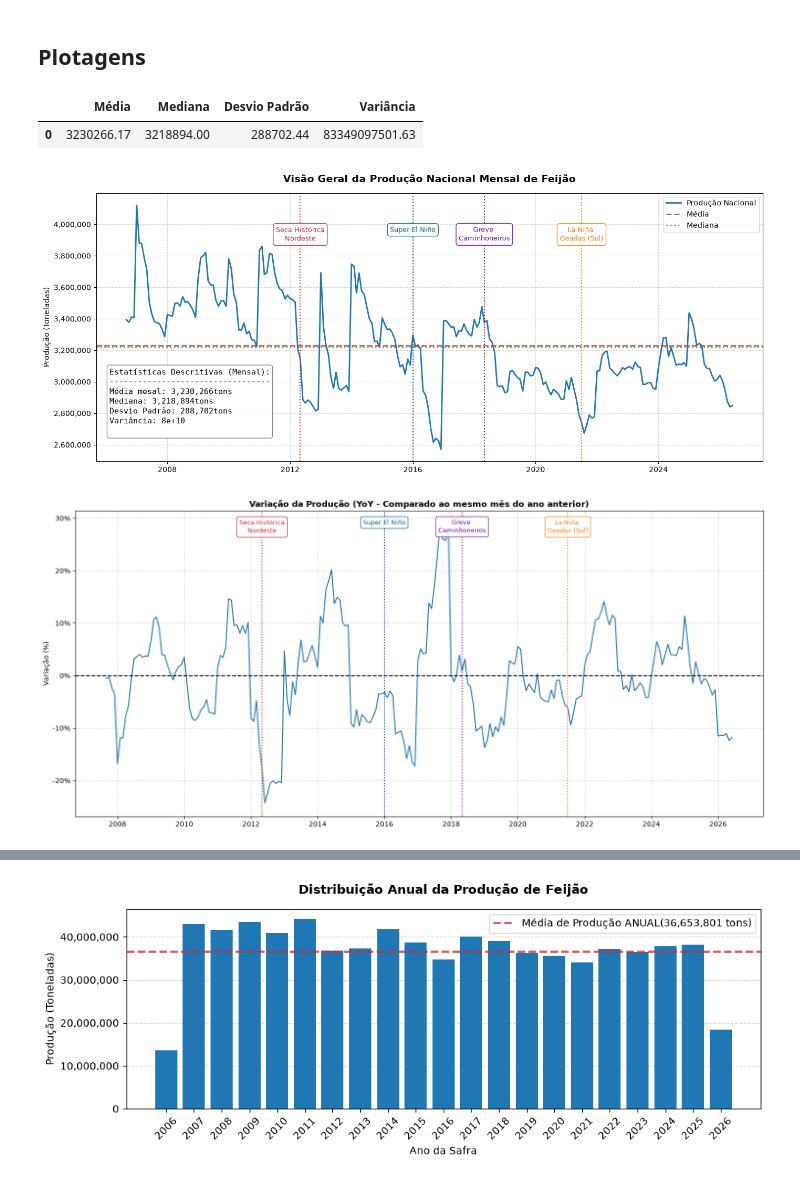
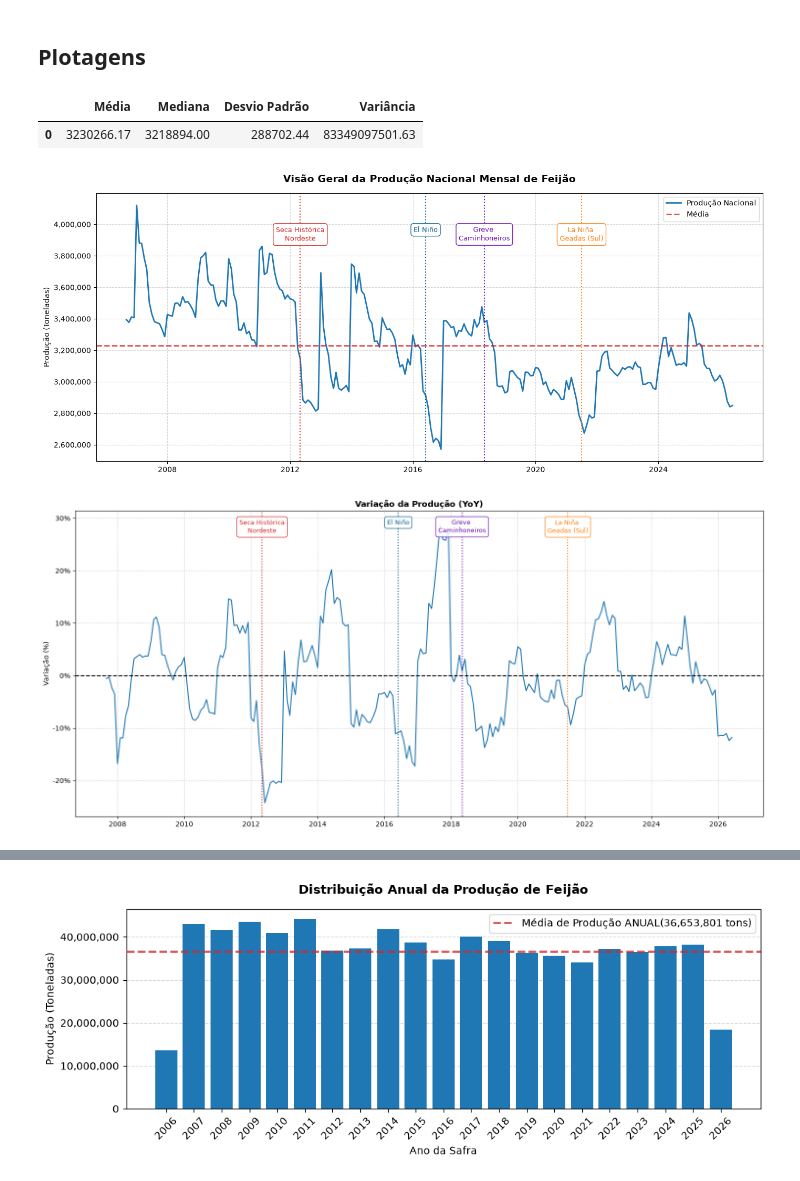
Before and after one commit to milton-miranda/mecai-26-prob-estat, a Jupyter notebook: notebooks/02_exploratory_time_series_feijao.ipynb, the cells around one changed output, grey strips where cells are left out. Drawn from its saved outputs; the diff is of its cells as text; code cells hidden in the pictures.

```diff
--- a/notebooks/02_exploratory_time_series_feijao.ipynb
+++ b/notebooks/02_exploratory_time_series_feijao.ipynb
@@ -85,7 +96,7 @@ display(janela_dados)
 # %%
 choques = [
     {"data": "2012-05-01", "texto": "Seca Histórica\nNordeste", "cor": "#d62728"},
-    {"data": "2016-01-01", "texto": "Super El Niño", "cor": "#065F8B"},
+    {"data": "2016-06-01", "texto": "El Niño", "cor": "#065F8B"},
     {"data": "2018-05-01", "texto": "Greve \nCaminhoneiros", "cor": "#6a0dad"},
     {"data": "2021-07-01", "texto": "La Niña \nGeadas (Sul)", "cor": "#ff7f0e"}
 ]
@@ -132,7 +143,7 @@ fig, ax = plt.subplots(figsize=(14,6))
 ax.plot(linha_principal.index, linha_principal["producao_total"], color='#1f77b4', linewidth=2, label = "Produção Nacional")
 
 ax.axhline(media, color = "#d62728", linestyle="--", linewidth=2, alpha=0.8, label="Média")
-ax.axhline(mediana, color="#2ca02c", linestyle=":", linewidth=2, alpha=0.8, label="Mediana")
+#ax.axhline(mediana, color="#2ca02c", linestyle=":", linewidth=2, alpha=0.8, label="Mediana")
 
 y_topo = ax.get_ylim()[1]
 
@@ -154,38 +165,38 @@ for choque in choques:
             facecolor="white",
             edgecolor=cor,
             alpha=0.9
         )
     )
 
 texto = (
     f"Estatísticas Descritivas (Mensal):\n"
     f"----------------------------------\n"
     f"Média mesal: {media:,.0f}tons\n"
     f"Mediana: {mediana:,.0f}tons\n"
-    f"Desvio Padrão: {desvio_padrao:,.0f}tons\n"
-    f"Variância: {variancia:,.0e}\n"
+    #"Desvio Padrão: {desvio_padrao:,.0f}tons\n"
+    #?f"Variância: {variancia:,.0e}\n"
 )
 
-caixa= dict(boxstyle='round', facecolor='white', alpha=0.9, edgecolor='gray')
-ax.text(0.02,0.35, texto, transform=ax.transAxes, fontsize=11, verticalalignment='top', bbox=caixa, fontfamily='monospace')
+#caixa= dict(boxstyle='round', facecolor='white', alpha=0.9, edgecolor='gray')
+#ax.text(0.02,0.35, texto, transform=ax.transAxes, fontsize=11, verticalalignment='top', bbox=caixa, fontfamily='monospace')
 
 ax.set_title('Visão Geral da Produção Nacional Mensal de Feijão',
              fontweight='bold',
              fontsize=14,
              pad=15
              )
 ax.set_ylabel('Produção (Toneladas)')
 
 ax.yaxis.set_major_formatter(StrMethodFormatter('{x:,.0f}'))
 ax.grid(True, linestyle="--", alpha=0.5)
 ax.legend(loc='upper right')
 
 plt.tight_layout()
 plt.show()
 # %% [output]
 |  | Média | Mediana | Desvio Padrão | Variância |
 | 0 | 3230266.17 | 3218894.00 | 288702.44 | 83349097501.63 |
-[figure, old version]
+[figure, new version]
 # %%
 linha_do_tempo = duckdb.sql("""
     SELECT
@@ -206,7 +217,7 @@ fig, ax = plt.subplots(figsize=(15, 7), sharex=True)
 
 ax.plot(linha_do_tempo.index, linha_do_tempo['variacao_yoy'], color='#1f77b4', linewidth=1.5)
 ax.axhline(0, color='black', linewidth=1.5, linestyle='--')
-ax.set_title("Variação da Produção (YoY - Comparado ao mesmo mês do ano anterior)", fontweight='bold')
+ax.set_title("Variação da Produção (YoY)", fontweight='bold')
 ax.set_ylabel("Variação (%)")
 ax.grid(True, linestyle='--', alpha=0.5)
 ax.yaxis.set_major_formatter(plt.FuncFormatter(lambda x, p: f'{x:,.0f}%'))
@@ -237,7 +248,7 @@ for choque in choques:
 plt.tight_layout()
 plt.show()
 # %% [output]
-[figure, old version]
+[figure, new version]
 # %%
 serie = duckdb.sql("""
                         SELECT
```
Also changed, not shown: parts of 12 cells of this notebook, 4 other files.
